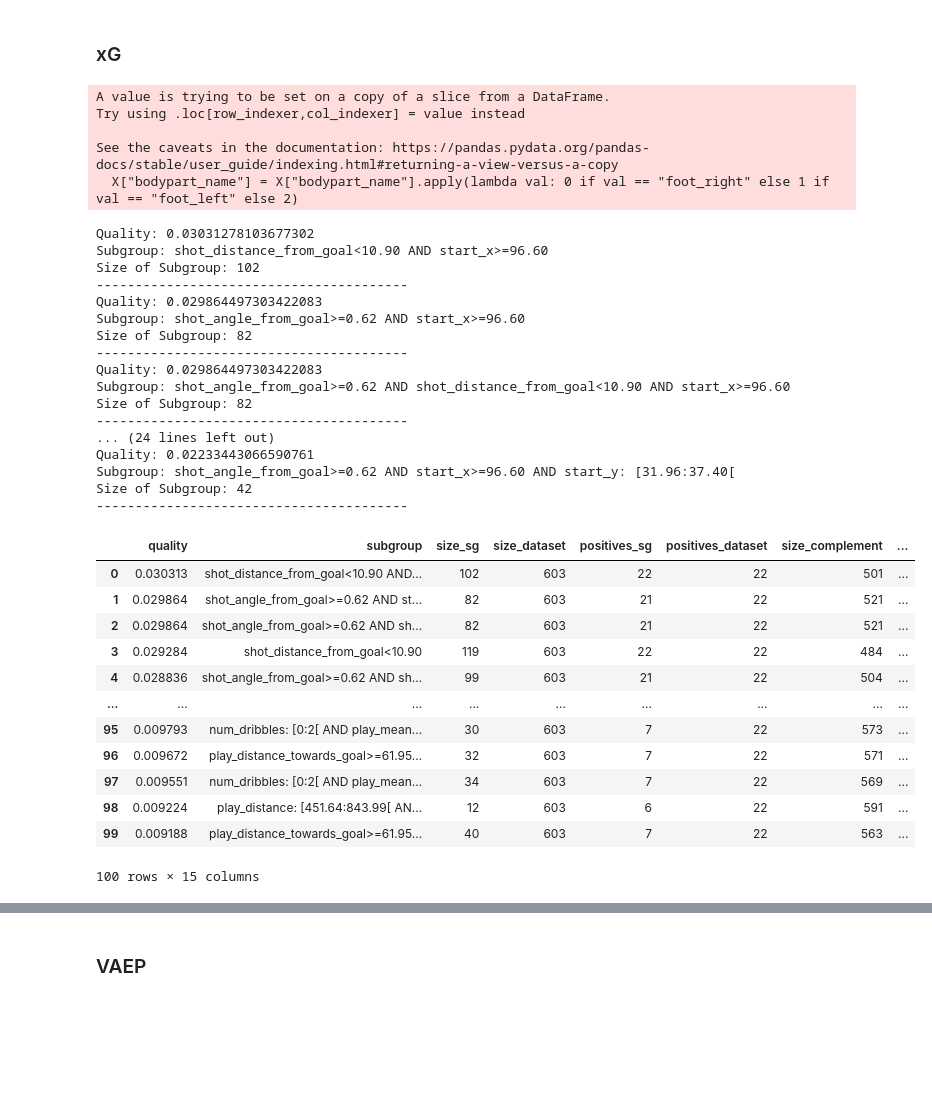
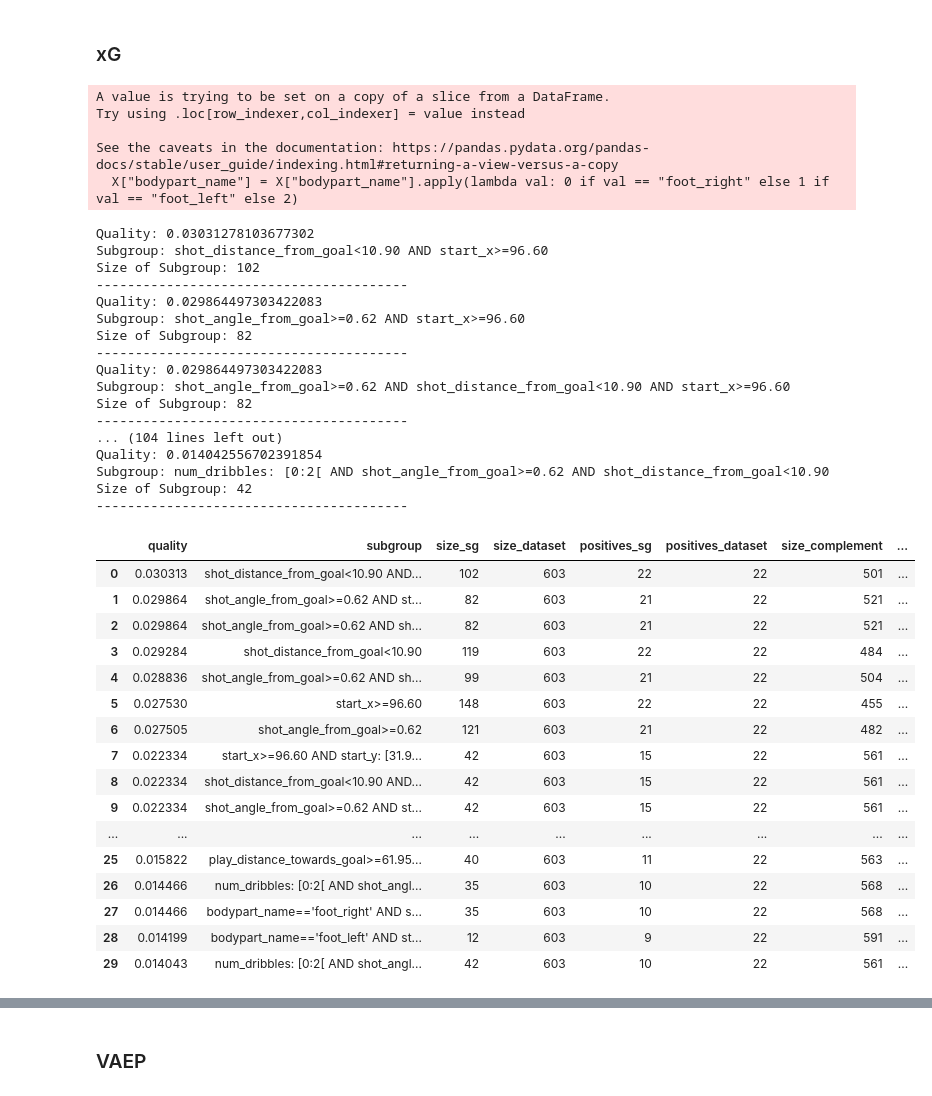
Before and after one commit to lframosferreira/projeto-ad, a Jupyter notebook: notebooks/subgroup_discovery_analysis.ipynb, the cells around one changed output, grey strips where cells are left out. Saved outputs shown, nothing was run; the diff lists cells and outputs as text; code cells hidden in the pictures; blank space fills up the shorter version.

```diff
--- a/notebooks/subgroup_discovery_analysis.ipynb
+++ b/notebooks/subgroup_discovery_analysis.ipynb
@@ -1421,7 +1421,7 @@ search_algorithm = ps.BeamSearch(250)
 result = search_algorithm.execute(task)
 
 # Exibir os resultados
-for sg_result in result.to_dataframe().head(10).itertuples(index=False):
+for sg_result in result.to_dataframe().head(30).itertuples(index=False):
     print(f"Quality: {sg_result.quality}")
     print(f"Subgroup: {sg_result.subgroup}")
     print(f"Size of Subgroup: {sg_result.size_sg}")
@@ -1439,7 +1439,7 @@ for sg_result in result.to_dataframe().head(10).itertuples(index=False):
     # print(f"Lift: {sg_result.lift}")
     print("-" * 40)
 
-result.to_dataframe()
+result.to_dataframe().head(30)
 # %% [output]
 Quality: 0.04832113616549646
 Subgroup: shot_angle_from_goal>=0.62
@@ -1509,7 +1513,7 @@ search_algorithm = ps.BeamSearch(250)
 result = search_algorithm.execute(task)
 
 # Exibir os resultados
-for sg_result in result.to_dataframe().head(10).itertuples(index=False):
+for sg_result in result.to_dataframe().head(50).itertuples(index=False):
     print(f"Quality: {sg_result.quality}")
     print(f"Subgroup: {sg_result.subgroup}")
     print(f"Size of Subgroup: {sg_result.size_sg}")
@@ -1597,7 +1605,7 @@ search_algorithm = ps.BeamSearch(250)
 result = search_algorithm.execute(task)
 
 # Exibir os resultados
-for sg_result in result.to_dataframe().head(10).itertuples(index=False):
+for sg_result in result.to_dataframe().head(50).itertuples(index=False):
     print(f"Quality: {sg_result.quality}")
     print(f"Subgroup: {sg_result.subgroup}")
     print(f"Size of Subgroup: {sg_result.size_sg}")
@@ -1615,7 +1623,7 @@ for sg_result in result.to_dataframe().head(10).itertuples(index=False):
     # print(f"Lift: {sg_result.lift}")
     print("-" * 40)
 
-result.to_dataframe()
+result.to_dataframe().head(30)
 # %% [output]
 Quality: 0.029317943847858376
 Subgroup: shot_distance_from_goal<10.52 AND start_x>=96.60
@@ -1689,7 +1701,7 @@ search_algorithm = ps.BeamSearch(250)
 result = search_algorithm.execute(task)
 
 # Exibir os resultados
-for sg_result in result.to_dataframe().head(10).itertuples(index=False):
+for sg_result in result.to_dataframe().head(30).itertuples(index=False):
     print(f"Quality: {sg_result.quality}")
     print(f"Subgroup: {sg_result.subgroup}")
     print(f"Size of Subgroup: {sg_result.size_sg}")
@@ -1706,44 +1718,48 @@ for sg_result in result.to_dataframe().head(10).itertuples(index=False):
     # print(f"Target Share in Dataset: {sg_result.target_share_dataset}")
     # print(f"Lift: {sg_result.lift}")
     print("-" * 40)
 
-result.to_dataframe()
+result.to_dataframe().head(30)
 # %% [output]
 A value is trying to be set on a copy of a slice from a DataFrame.
 Try using .loc[row_indexer,col_indexer] = value instead
 
 See the caveats in the documentation: https://pandas.pydata.org/pandas-docs/stable/user_guide/indexing.html#returning-a-view-versus-a-copy
   X["bodypart_name"] = X["bodypart_name"].apply(lambda val: 0 if val == "foot_right" else 1 if val == "foot_left" else 2)
 Quality: 0.03031278103677302
 Subgroup: shot_distance_from_goal<10.90 AND start_x>=96.60
 Size of Subgroup: 102
 ----------------------------------------
 Quality: 0.029864497303422083
 Subgroup: shot_angle_from_goal>=0.62 AND start_x>=96.60
 Size of Subgroup: 82
 ----------------------------------------
 Quality: 0.029864497303422083
 Subgroup: shot_angle_from_goal>=0.62 AND shot_distance_from_goal<10.90 AND start_x>=96.60
 Size of Subgroup: 82
 ----------------------------------------
-... (24 lines left out)
-Quality: 0.02233443066590761
-Subgroup: shot_angle_from_goal>=0.62 AND start_x>=96.60 AND start_y: [31.96:37.40[
+... (104 lines left out)
+Quality: 0.014042556702391854
+Subgroup: num_dribbles: [0:2[ AND shot_angle_from_goal>=0.62 AND shot_distance_from_goal<10.90
 Size of Subgroup: 42
 ----------------------------------------
 |  | quality | subgroup | size_sg | size_dataset | positives_sg | positives_dataset | size_complement | ... |
 | 0 | 0.030313 | shot_distance_from_goal<10.90 AND... | 102 | 603 | 22 | 22 | 501 | ... |
 | 1 | 0.029864 | shot_angle_from_goal>=0.62 AND st... | 82 | 603 | 21 | 22 | 521 | ... |
 | 2 | 0.029864 | shot_angle_from_goal>=0.62 AND sh... | 82 | 603 | 21 | 22 | 521 | ... |
 | 3 | 0.029284 | shot_distance_from_goal<10.90 | 119 | 603 | 22 | 22 | 484 | ... |
 | 4 | 0.028836 | shot_angle_from_goal>=0.62 AND sh... | 99 | 603 | 21 | 22 | 504 | ... |
+| 5 | 0.027530 | start_x>=96.60 | 148 | 603 | 22 | 22 | 455 | ... |
+| 6 | 0.027505 | shot_angle_from_goal>=0.62 | 121 | 603 | 21 | 22 | 482 | ... |
+| 7 | 0.022334 | start_x>=96.60 AND start_y: [31.9... | 42 | 603 | 15 | 22 | 561 | ... |
+| 8 | 0.022334 | shot_distance_from_goal<10.90 AND... | 42 | 603 | 15 | 22 | 561 | ... |
+| 9 | 0.022334 | shot_angle_from_goal>=0.62 AND st... | 42 | 603 | 15 | 22 | 561 | ... |
 | ... | ... | ... | ... | ... | ... | ... | ... | ... |
-| 95 | 0.009793 | num_dribbles: [0:2[ AND play_mean... | 30 | 603 | 7 | 22 | 573 | ... |
-| 96 | 0.009672 | play_distance_towards_goal>=61.95... | 32 | 603 | 7 | 22 | 571 | ... |
-| 97 | 0.009551 | num_dribbles: [0:2[ AND play_mean... | 34 | 603 | 7 | 22 | 569 | ... |
-| 98 | 0.009224 | play_distance: [451.64:843.99[ AN... | 12 | 603 | 6 | 22 | 591 | ... |
-| 99 | 0.009188 | play_distance_towards_goal>=61.95... | 40 | 603 | 7 | 22 | 563 | ... |
+| 25 | 0.015822 | play_distance_towards_goal>=61.95... | 40 | 603 | 11 | 22 | 563 | ... |
+| 26 | 0.014466 | num_dribbles: [0:2[ AND shot_angl... | 35 | 603 | 10 | 22 | 568 | ... |
+| 27 | 0.014466 | bodypart_name=='foot_right' AND s... | 35 | 603 | 10 | 22 | 568 | ... |
+| 28 | 0.014199 | bodypart_name=='foot_left' AND st... | 12 | 603 | 9 | 22 | 591 | ... |
+| 29 | 0.014043 | num_dribbles: [0:2[ AND shot_angl... | 42 | 603 | 10 | 22 | 561 | ... |
-100 rows × 15 columns
 # %%
 show_coverage(result, MC_shots_df_cp)
 # %% [output]
```
Also changed, not shown: parts of 9 cells of this notebook, 4 other files.
